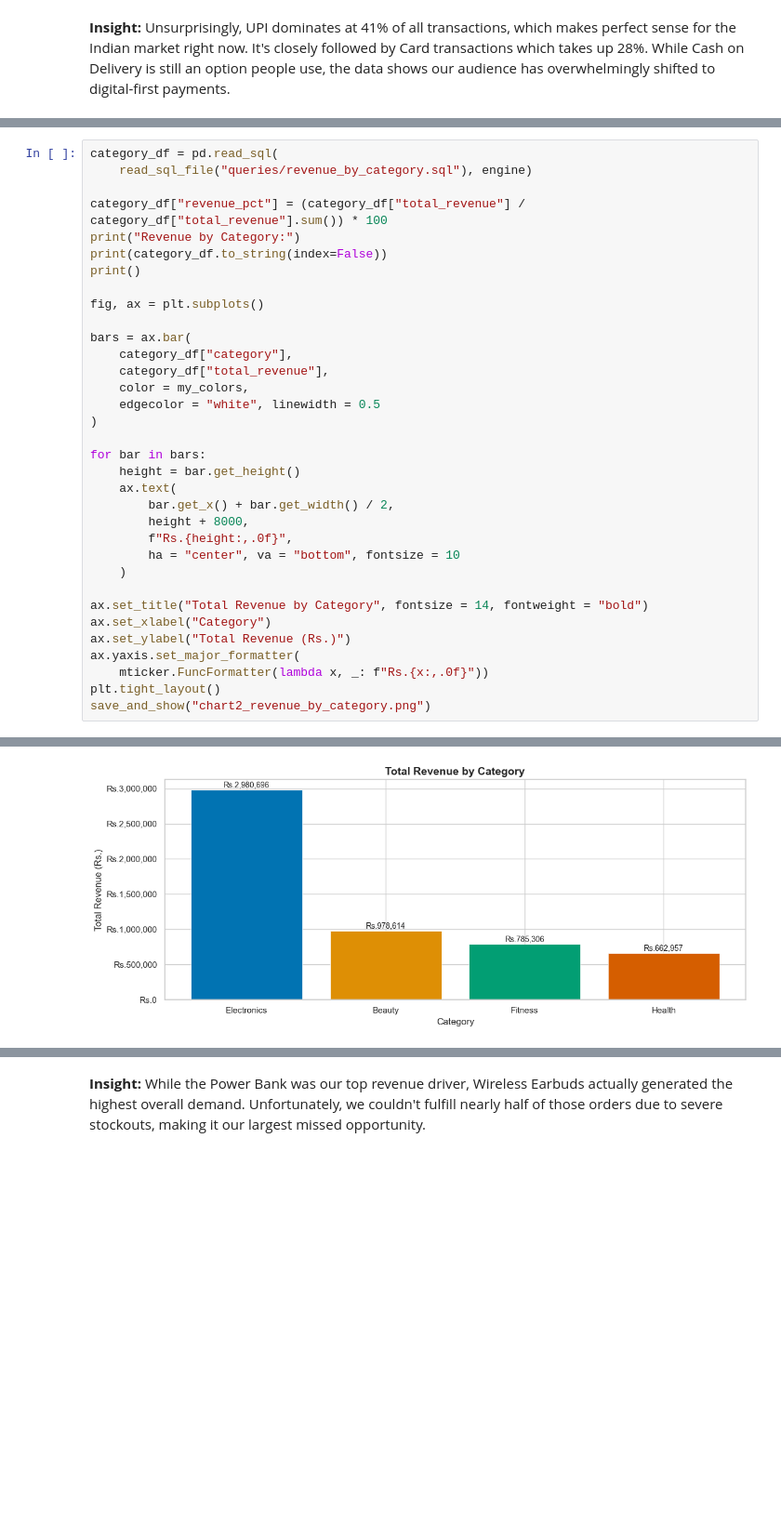
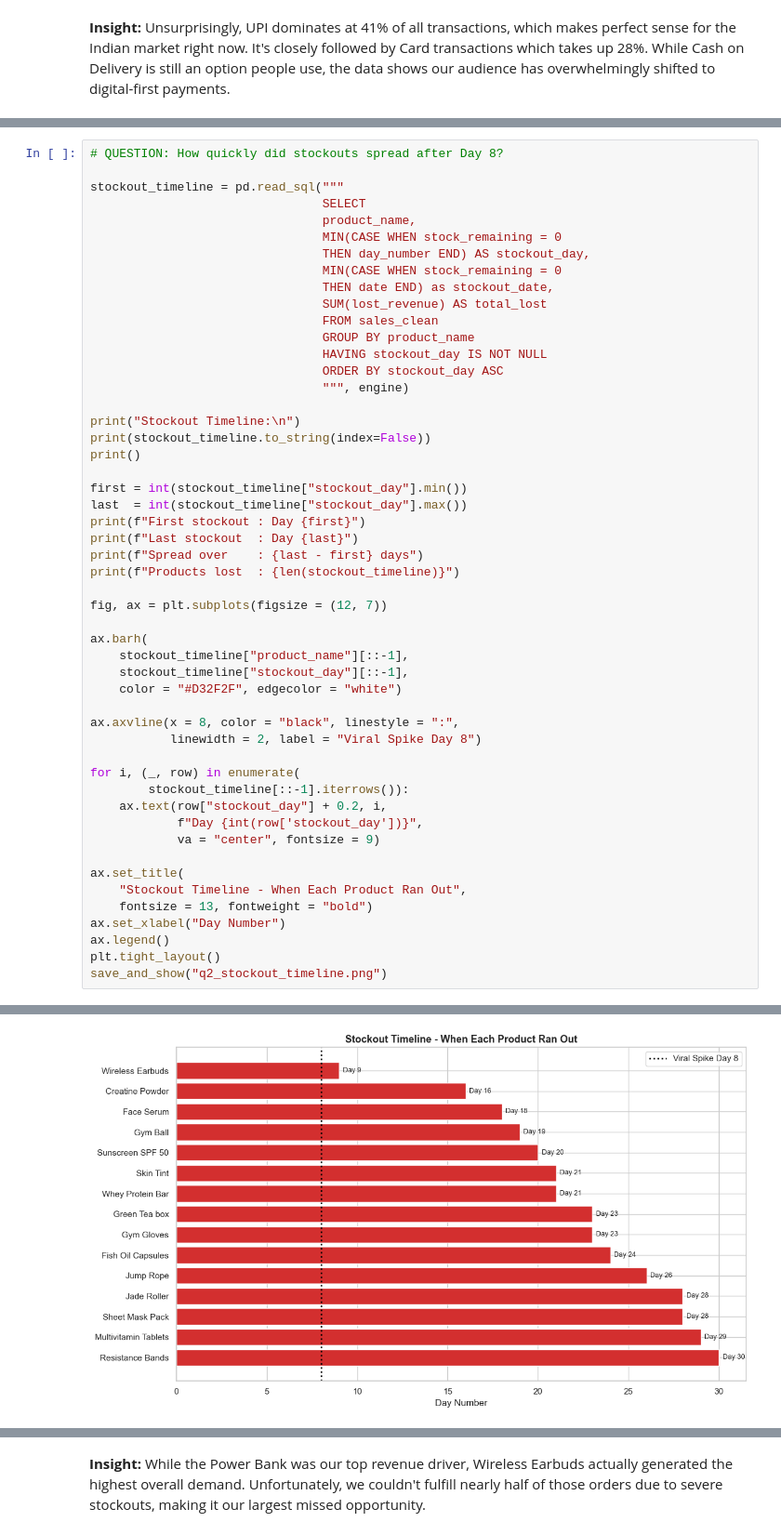
Before and after one commit to pragnika-labs/ecommerce-inventory-pipeline, a Jupyter notebook: analysis/insights.ipynb, the cells around one changed output, grey strips where cells are left out. Shown at 93% size. Drawn from its saved outputs; the diff is of its cells as text; blank space fills up the shorter version.

```diff
--- a/analysis/insights.ipynb
+++ b/analysis/insights.ipynb
@@ -271,35 +259,52 @@ Daily Revenue and Lost Revenue - 30 Days:
 # %%
-category_df = pd.read_sql(
-    read_sql_file("queries/revenue_by_category.sql"), engine)
+# QUESTION: How quickly did stockouts spread after Day 8?
 
-category_df["revenue_pct"] = (category_df["total_revenue"] / category_df["total_revenue"].sum()) * 100
-print("Revenue by Category:")
-print(category_df.to_string(index=False))
+stockout_timeline = pd.read_sql("""
+                                SELECT
+                                product_name,
+                                MIN(CASE WHEN stock_remaining = 0
+                                THEN day_number END) AS stockout_day,
+                                MIN(CASE WHEN stock_remaining = 0
+                                THEN date END) as stockout_date,
+                                SUM(lost_revenue) AS total_lost
+                                FROM sales_clean
+                                GROUP BY product_name
+                                HAVING stockout_day IS NOT NULL
+                                ORDER BY stockout_day ASC
+                                """, engine)
+
+print("Stockout Timeline:\n")
+print(stockout_timeline.to_string(index=False))
 print()
 
-fig, ax = plt.subplots()
+first = int(stockout_timeline["stockout_day"].min())
+last  = int(stockout_timeline["stockout_day"].max())
+print(f"First stockout : Day {first}")
+print(f"Last stockout  : Day {last}")
+print(f"Spread over    : {last - first} days")
+print(f"Products lost  : {len(stockout_timeline)}")
 
-bars = ax.bar(
-    category_df["category"],
-    category_df["total_revenue"],
-    color = my_colors,
-    edgecolor = "white", linewidth = 0.5
-)
+fig, ax = plt.subplots(figsize = (12, 7))
 
-for bar in bars:
-    height = bar.get_height()
-    ax.text(
-        bar.get_x() + bar.get_width() / 2,
-        height + 8000,
-        f"Rs.{height:,.0f}",
-        ha = "center", va = "bottom", fontsize = 10
-    )
+ax.barh(
+    stockout_timeline["product_name"][::-1],
+    stockout_timeline["stockout_day"][::-1],
+    color = "#D32F2F", edgecolor = "white")
 
-ax.set_title("Total Revenue by Category", fontsize = 14, fontweight = "bold")
-ax.set_xlabel("Category")
-ax.set_ylabel("Total Revenue (Rs.)")
-ax.yaxis.set_major_formatter(
-    mticker.FuncFormatter(lambda x, _: f"Rs.{x:,.0f}"))
+ax.axvline(x = 8, color = "black", linestyle = ":",
+           linewidth = 2, label = "Viral Spike Day 8")
+
+for i, (_, row) in enumerate(
+        stockout_timeline[::-1].iterrows()):
+    ax.text(row["stockout_day"] + 0.2, i,
+            f"Day {int(row['stockout_day'])}",
+            va = "center", fontsize = 9)
+
+ax.set_title(
+    "Stockout Timeline - When Each Product Ran Out",
+    fontsize = 13, fontweight = "bold")
+ax.set_xlabel("Day Number")
+ax.legend()
 plt.tight_layout()
-save_and_show("chart2_revenue_by_category.png")
+save_and_show("q2_stockout_timeline.png")
 # %% [output]
@@ -312,2 +328,2 @@ Electronics        2980696           304    55.120772
-[figure, old version]
+[figure, new version]
 # %% [markdown]
```
Also changed, not shown: parts of 16 cells of this notebook, 9 other files.
